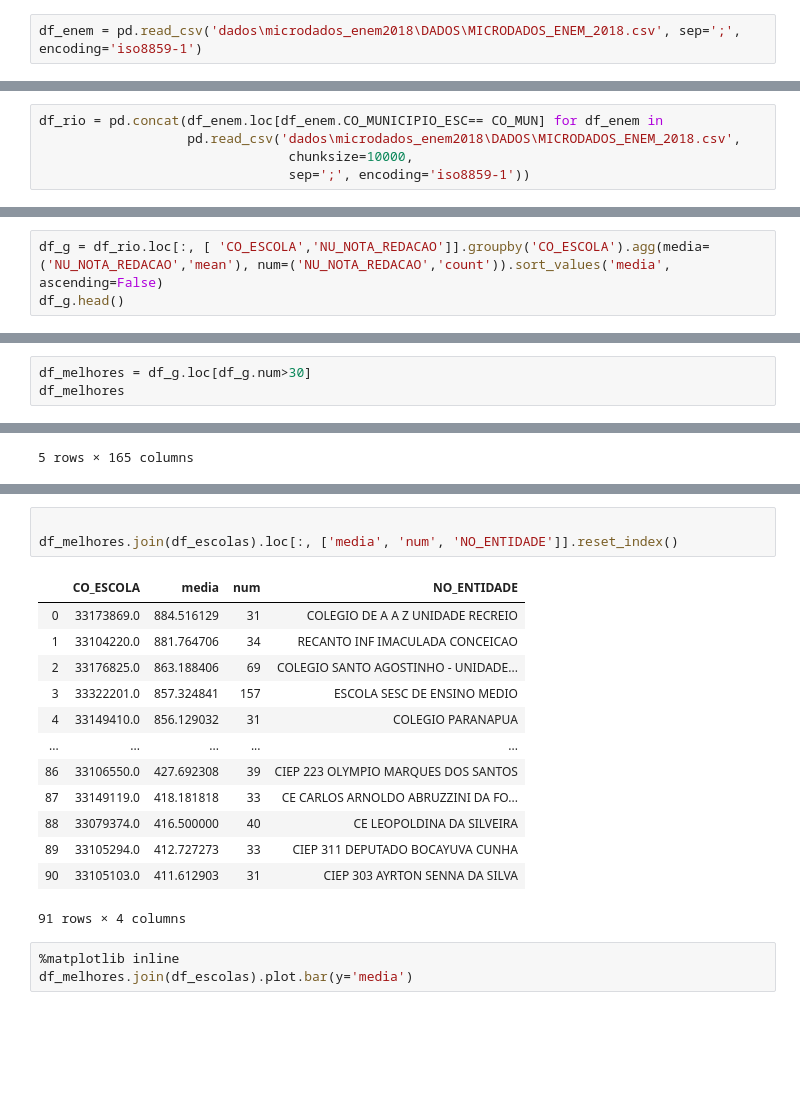
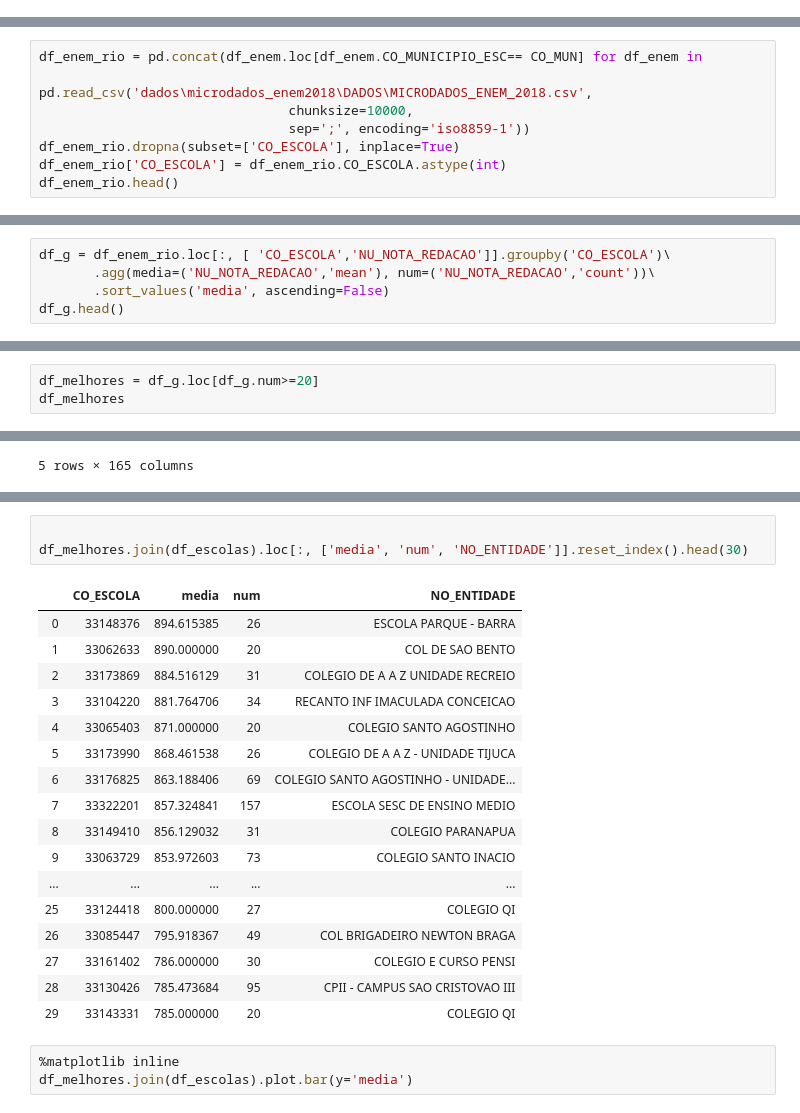
Before and after one commit to pauloneves/educacao, a Jupyter notebook: ledados.ipynb, the cells around one changed output, grey strips where cells are left out. Drawn from its saved outputs; the diff is of its cells as text; blank space fills up the shorter version.

Commit message:
encontando são bento

```diff
--- a/ledados.ipynb
+++ b/ledados.ipynb
@@ -5,8 +5,6 @@ import matplotlib.pyplot as plt
 %matplotlib inline
 
 CO_MUN = 3304557 # Rio de Janeiro
-# %%
-df_enem = pd.read_csv('dados\microdados_enem2018\DADOS\MICRODADOS_ENEM_2018.csv', sep=';', encoding='iso8859-1')
 # %%
 df_enem.CO_MUNICIPIO_ESC
 # %% [output]
@@ -23,7 +21,10 @@ df_enem.CO_MUNICIPIO_ESC
 1097809          NaN
 Name: CO_MUNICIPIO_ESC, Length: 1097810, dtype: float64
 # %%
-df_rio = pd.concat(df_enem.loc[df_enem.CO_MUNICIPIO_ESC== CO_MUN] for df_enem in
-                   pd.read_csv('dados\microdados_enem2018\DADOS\MICRODADOS_ENEM_2018.csv',
+df_enem_rio = pd.concat(df_enem.loc[df_enem.CO_MUNICIPIO_ESC== CO_MUN] for df_enem in
+                        pd.read_csv('dados\microdados_enem2018\DADOS\MICRODADOS_ENEM_2018.csv',
                                 chunksize=10000,
                                 sep=';', encoding='iso8859-1'))
+df_enem_rio.dropna(subset=['CO_ESCOLA'], inplace=True)
+df_enem_rio['CO_ESCOLA'] = df_enem_rio.CO_ESCOLA.astype(int)
+df_enem_rio.head()
@@ -68,5 +43,7 @@ df_rio.shape
 # %%
-df_g = df_rio.loc[:, [ 'CO_ESCOLA','NU_NOTA_REDACAO']].groupby('CO_ESCOLA').agg(media=('NU_NOTA_REDACAO','mean'), num=('NU_NOTA_REDACAO','count')).sort_values('media', ascending=False)
+df_g = df_enem_rio.loc[:, [ 'CO_ESCOLA','NU_NOTA_REDACAO']].groupby('CO_ESCOLA')\
+       .agg(media=('NU_NOTA_REDACAO','mean'), num=('NU_NOTA_REDACAO','count'))\
+       .sort_values('media', ascending=False)
 df_g.head()
 # %% [output]
 |  | media | num |
@@ -79,5 +62,5 @@ df_g.head()
 # %%
-df_melhores = df_g.loc[df_g.num>30]
+df_melhores = df_g.loc[df_g.num>=20]
 df_melhores
 # %% [output]
 |  | media | num |
@@ -109,20 +107,24 @@ df_escolas.head()
 # %%
 
-df_melhores.join(df_escolas).loc[:, ['media', 'num', 'NO_ENTIDADE']].reset_index()
+df_melhores.join(df_escolas).loc[:, ['media', 'num', 'NO_ENTIDADE']].reset_index().head(30)
 # %% [output]
 |  | CO_ESCOLA | media | num | NO_ENTIDADE |
-| 0 | 33173869.0 | 884.516129 | 31 | COLEGIO DE A A Z UNIDADE RECREIO |
-| 1 | 33104220.0 | 881.764706 | 34 | RECANTO INF IMACULADA CONCEICAO |
-| 2 | 33176825.0 | 863.188406 | 69 | COLEGIO SANTO AGOSTINHO - UNIDADE... |
-| 3 | 33322201.0 | 857.324841 | 157 | ESCOLA SESC DE ENSINO MEDIO |
-| 4 | 33149410.0 | 856.129032 | 31 | COLEGIO PARANAPUA |
+| 0 | 33148376 | 894.615385 | 26 | ESCOLA PARQUE - BARRA |
+| 1 | 33062633 | 890.000000 | 20 | COL DE SAO BENTO |
+| 2 | 33173869 | 884.516129 | 31 | COLEGIO DE A A Z UNIDADE RECREIO |
+| 3 | 33104220 | 881.764706 | 34 | RECANTO INF IMACULADA CONCEICAO |
+| 4 | 33065403 | 871.000000 | 20 | COLEGIO SANTO AGOSTINHO |
+| 5 | 33173990 | 868.461538 | 26 | COLEGIO DE A A Z - UNIDADE TIJUCA |
+| 6 | 33176825 | 863.188406 | 69 | COLEGIO SANTO AGOSTINHO - UNIDADE... |
+| 7 | 33322201 | 857.324841 | 157 | ESCOLA SESC DE ENSINO MEDIO |
+| 8 | 33149410 | 856.129032 | 31 | COLEGIO PARANAPUA |
+| 9 | 33063729 | 853.972603 | 73 | COLEGIO SANTO INACIO |
 | ... | ... | ... | ... | ... |
-| 86 | 33106550.0 | 427.692308 | 39 | CIEP 223 OLYMPIO MARQUES DOS SANTOS |
-| 87 | 33149119.0 | 418.181818 | 33 | CE CARLOS ARNOLDO ABRUZZINI DA FO... |
-| 88 | 33079374.0 | 416.500000 | 40 | CE LEOPOLDINA DA SILVEIRA |
-| 89 | 33105294.0 | 412.727273 | 33 | CIEP 311 DEPUTADO BOCAYUVA CUNHA |
-| 90 | 33105103.0 | 411.612903 | 31 | CIEP 303 AYRTON SENNA DA SILVA |
+| 25 | 33124418 | 800.000000 | 27 | COLEGIO QI |
+| 26 | 33085447 | 795.918367 | 49 | COL BRIGADEIRO NEWTON BRAGA |
+| 27 | 33161402 | 786.000000 | 30 | COLEGIO E CURSO PENSI |
+| 28 | 33130426 | 785.473684 | 95 | CPII - CAMPUS SAO CRISTOVAO III |
+| 29 | 33143331 | 785.000000 | 20 | COLEGIO QI |
-91 rows × 4 columns
 # %%
 %matplotlib inline
 df_melhores.join(df_escolas).plot.bar(y='media')
```
Also changed, not shown: parts of 14 cells of this notebook, 3 other files.
